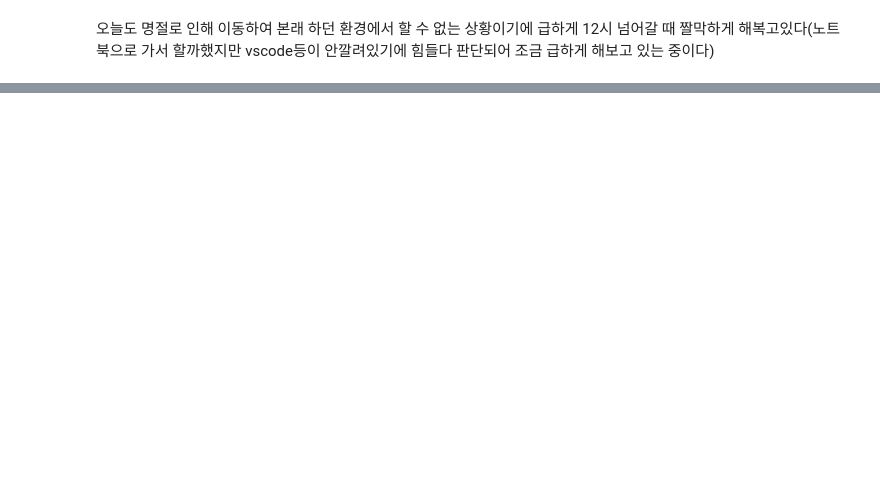
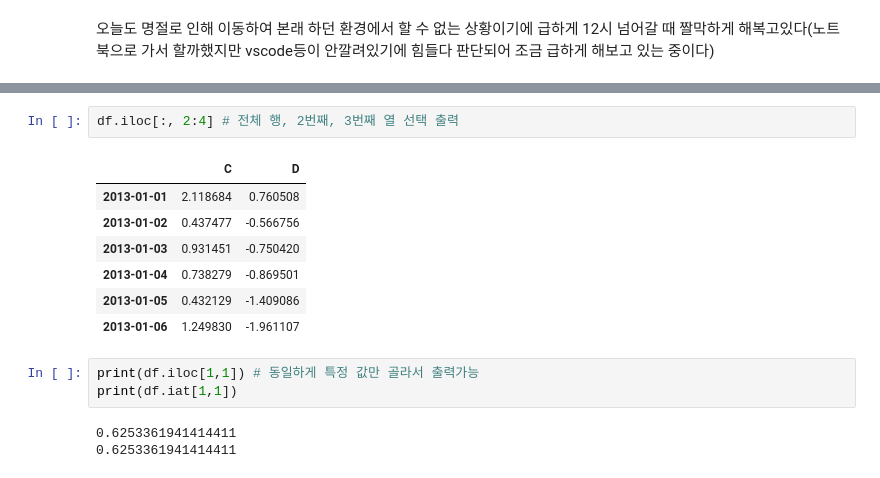
Before and after one commit to kyeob1107/pandas_til, a Jupyter notebook: local_getting_used_pandas.ipynb, the cells around one changed output, grey strips where cells are left out. Cells and saved outputs as stored; diff of their text form; blank space fills up the shorter version.

```diff
--- a/local_getting_used_pandas.ipynb
+++ b/local_getting_used_pandas.ipynb
@@ -774,0 +834,16 @@ Freq: D, Name: A, dtype: float64
+# %%
+df.iloc[:, 2:4] # 전체 행, 2번째, 3번째 열 선택 출력
+# %% [output]
+|  | C | D |
+| 2013-01-01 | 2.118684 | 0.760508 |
+| 2013-01-02 | 0.437477 | -0.566756 |
+| 2013-01-03 | 0.931451 | -0.750420 |
+| 2013-01-04 | 0.738279 | -0.869501 |
+| 2013-01-05 | 0.432129 | -1.409086 |
+| 2013-01-06 | 1.249830 | -1.961107 |
+# %%
+print(df.iloc[1,1]) # 동일하게 특정 값만 골라서 출력가능
+print(df.iat[1,1])
+# %% [output]
+0.6253361941414411
+0.6253361941414411
```
Also changed, not shown: parts of 16 cells of this notebook.
